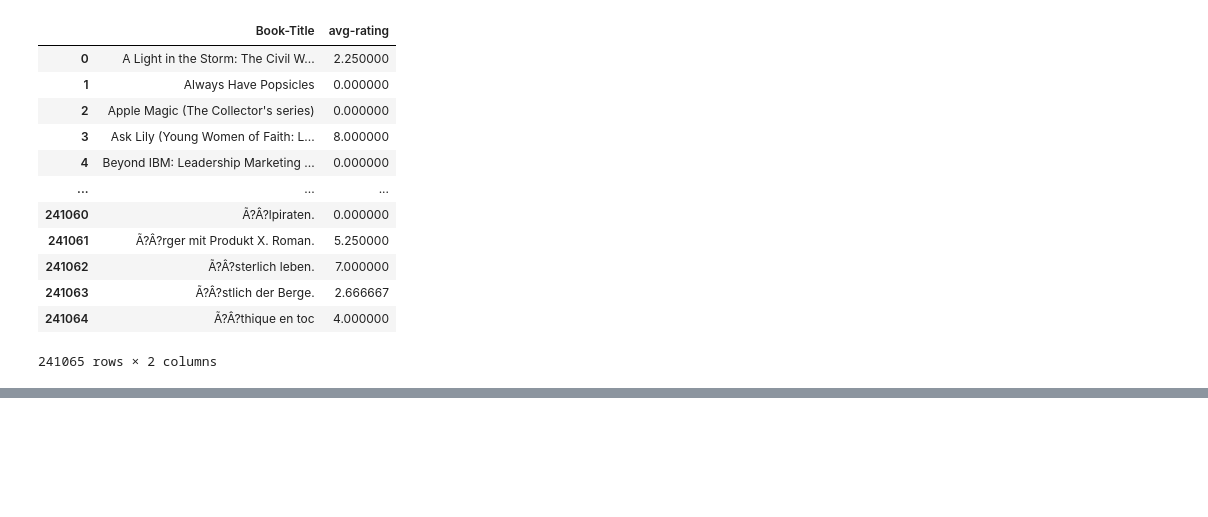
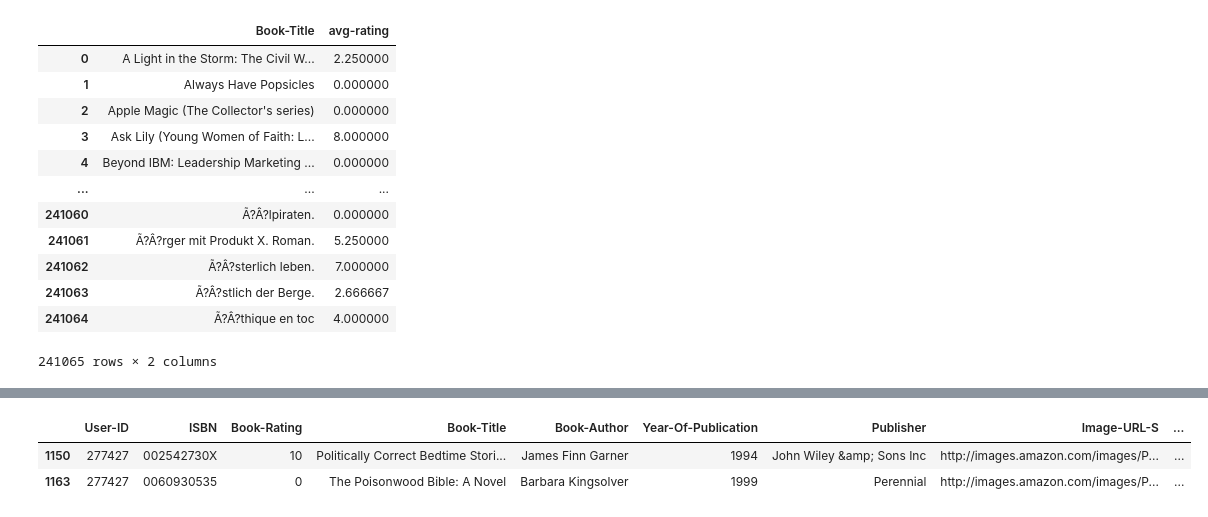
Before and after one commit to Sk09032/book_recommendation_system, a Jupyter notebook: notebook.ipynb, the cells around one changed output, grey strips where cells are left out. Cells and saved outputs as stored; diff of their text form; code cells hidden in the pictures; blank space fills up the shorter version.

```diff
--- a/notebook.ipynb
+++ b/notebook.ipynb
@@ -106,0 +106,3 @@ top_rated_books_df.to_csv('top_rated_books_df.csv')
+# %%
+intelli_User_df=new_rating_df.groupby('User-ID')['Book-Rating'].count()>=200
+intelli_User_df=intelli_User_df[intelli_User_df].index
@@ -106,0 +116,6 @@ top_rated_books_df.to_csv('top_rated_books_df.csv')
+# %%
+books_by_intelli_user_df.head(2)
+# %% [output]
+|  | User-ID | ISBN | Book-Rating | Book-Title | Book-Author | Year-Of-Publication | Publisher | Image-URL-S | ... |
+| 1150 | 277427 | 002542730X | 10 | Politically Correct Bedtime Stori... | James Finn Garner | 1994 | John Wiley &amp; Sons Inc | http://images.amazon.com/images/P... | ... |
+| 1163 | 277427 | 0060930535 | 0 | The Poisonwood Bible: A Novel | Barbara Kingsolver | 1999 | Perennial | http://images.amazon.com/images/P... | ... |
```
Also changed, not shown: parts of 21 cells of this notebook, 12 other files.
